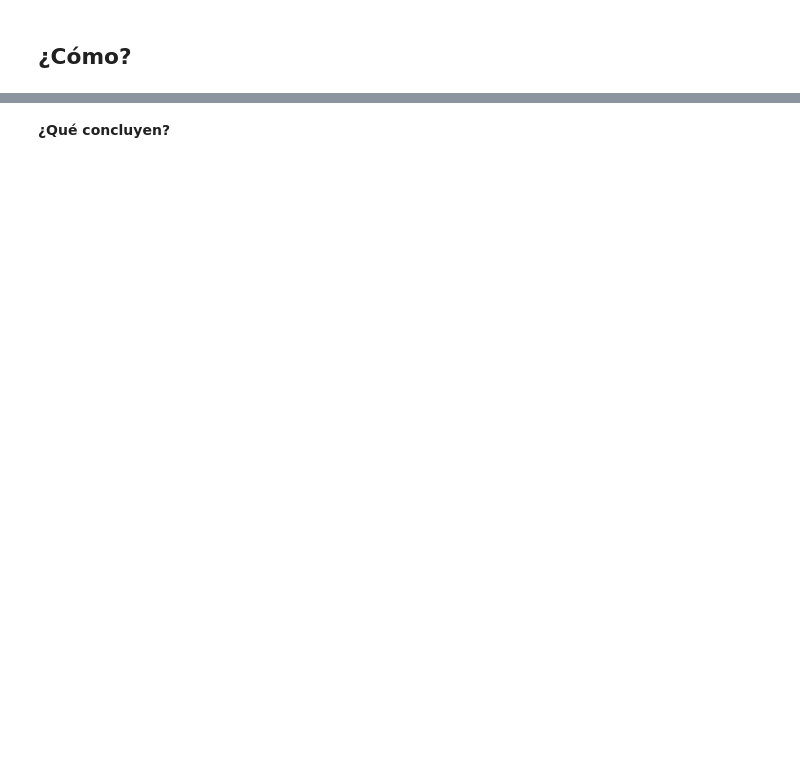
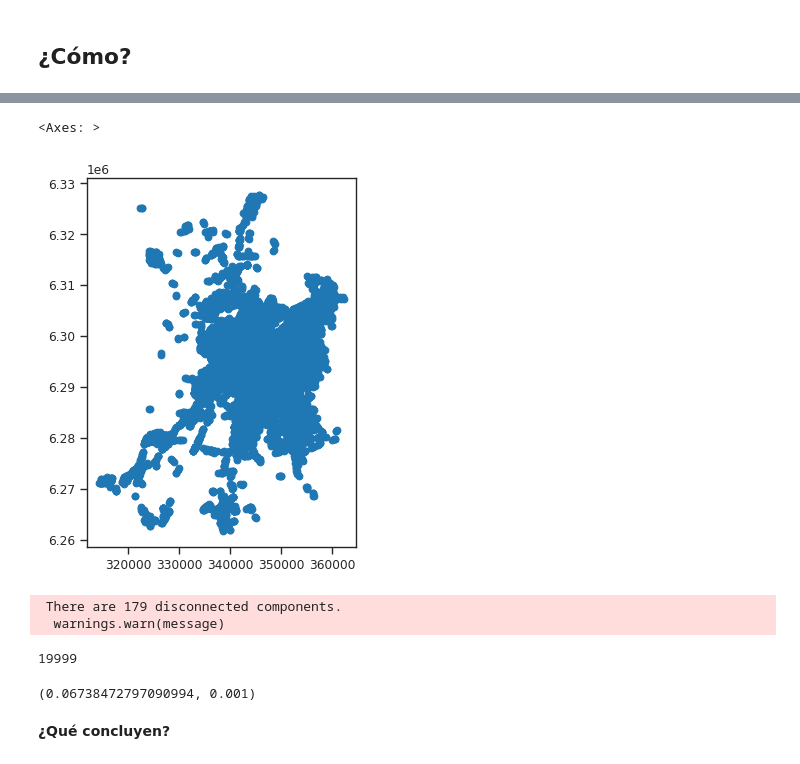
Before and after one commit to zorzalerrante/aves, a Jupyter notebook: notebooks/gds-course/2023-primavera/03-exploratory-data-analysis.ipynb, the cells around one changed output, grey strips where cells are left out. Cells and saved outputs as stored; diff of their text form; code cells hidden in the pictures; blank space fills up the shorter version.

```diff
--- a/notebooks/gds-course/2023-primavera/03-exploratory-data-analysis.ipynb
+++ b/notebooks/gds-course/2023-primavera/03-exploratory-data-analysis.ipynb
@@ -211,0 +477,13 @@ fig.tight_layout()
+# %%
+connected_accidents = scl_accidents[~scl_accidents['FID'].isin(w.islands)]
+connected_accidents.plot()
+# %% [output]
+<Axes: >
+[figure, added]
+# %%
+w = DistanceBand.from_dataframe(connected_accidents, threshold=500)
+w.n
+# %% [output]
+ There are 179 disconnected components.
+  warnings.warn(message)
+19999
@@ -212,2 +492,9 @@ fig.tight_layout()
+# %%
+from esda.moran import Moran
+
+moran = Moran(connected_accidents["victimas"], w)
+moran.I, moran.p_sim
+# %% [output]
+(0.06738472797090994, 0.001)
 # %% [markdown]
 **¿Qué concluyen?**
```
Also changed, not shown: parts of 36 cells of this notebook.
